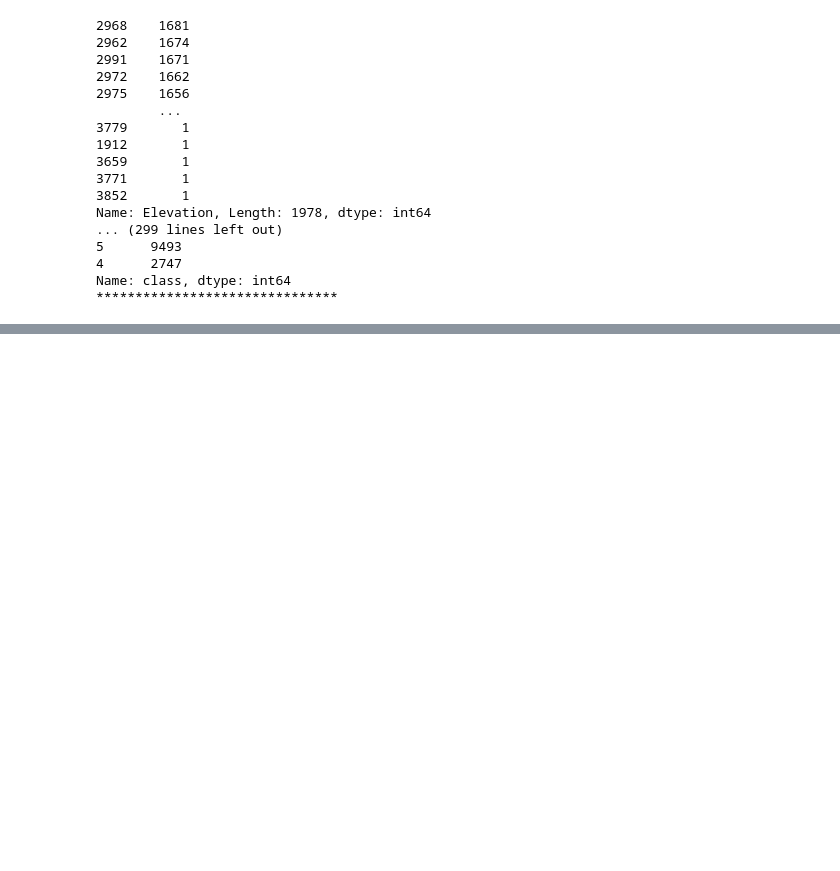
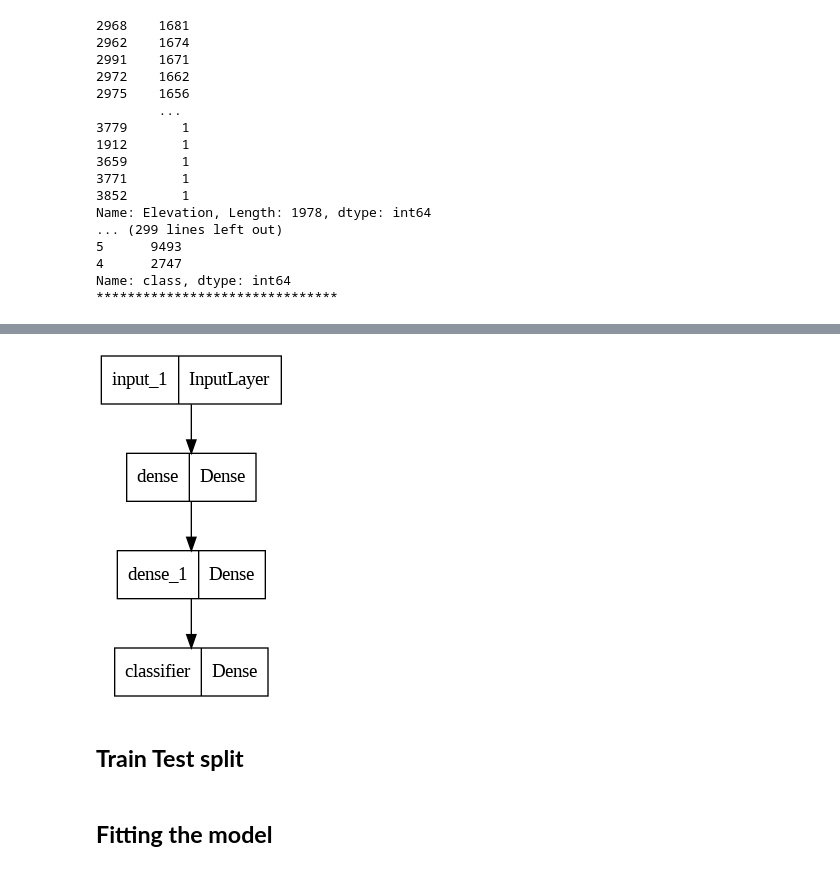
Before and after one commit to Jalalbaim/Forest-Cover-Classifier, a Jupyter notebook: CoverType_classification.ipynb, the cells around one changed output, grey strips where cells are left out. Drawn from its saved outputs; the diff is of its cells as text; code cells hidden in the pictures; blank space fills up the shorter version.

```diff
--- a/CoverType_classification.ipynb
+++ b/CoverType_classification.ipynb
@@ -128,0 +272,33 @@ Name: class, dtype: int64
+# %%
+# building the model
+
+def Dense_layers(features):
+  x = Dense(64, activation='relu')(features)
+  x = Dense(32, activation='relu')(x)
+  return x
+
+def classifier(bfr):
+  out = Dense(7, activation='softmax', name='classifier')(bfr)
+  return out
+# %%
+def model_classification(inputs):
+
+  out_dense = Dense_layers(inputs)
+  output = classifier(out_dense)
+  # model
+  model = tf.keras.Model(inputs = inputs, outputs = output)
+
+  return model
+# %%
+def compile():
+  inputs = tf.keras.layers.Input(shape = (len(columns),))
+  model = model_classification(inputs)
+  model.compile(
+      optimizer = Adam(lr=0.001),
+      loss = 'binary_crossentropy',
+      metrics = ['accuracy']
+  )
+  return model
+# %%
+model = compile()
+model.summary()
@@ -128,0 +323,10 @@ Name: class, dtype: int64
+# %%
+from keras.utils import plot_model
+
+plot_model(model)
+# %% [output]
+[figure, added]
+# %% [markdown]
+## **Train Test split**
+# %% [markdown]
+## **Fitting the model**
```
Also changed, not shown: parts of 8 cells of this notebook.
